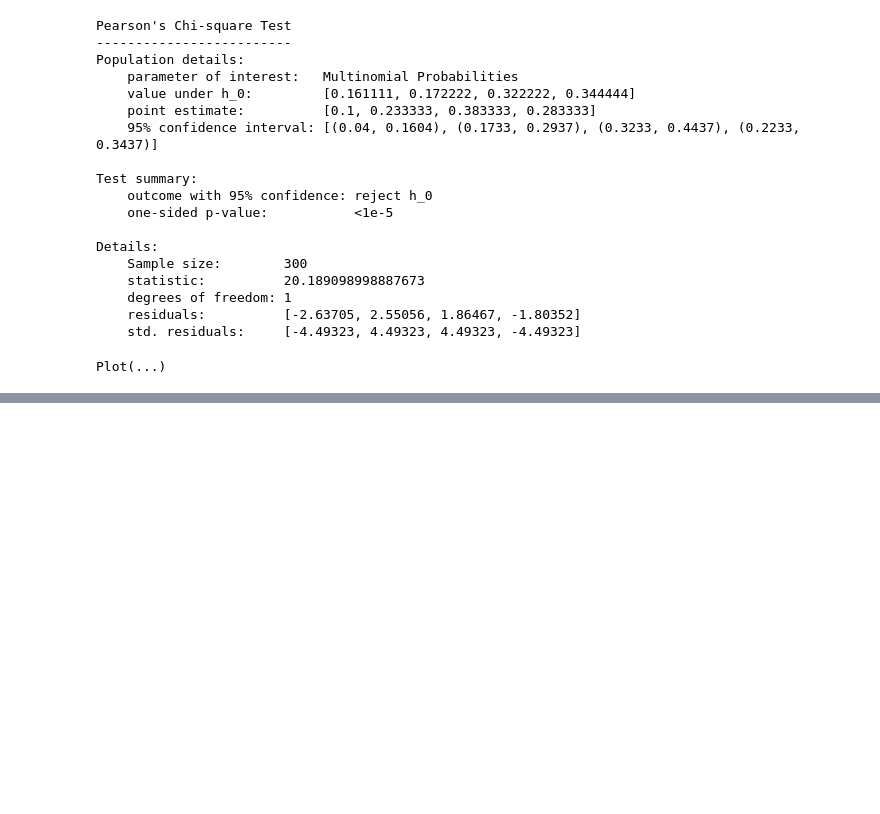
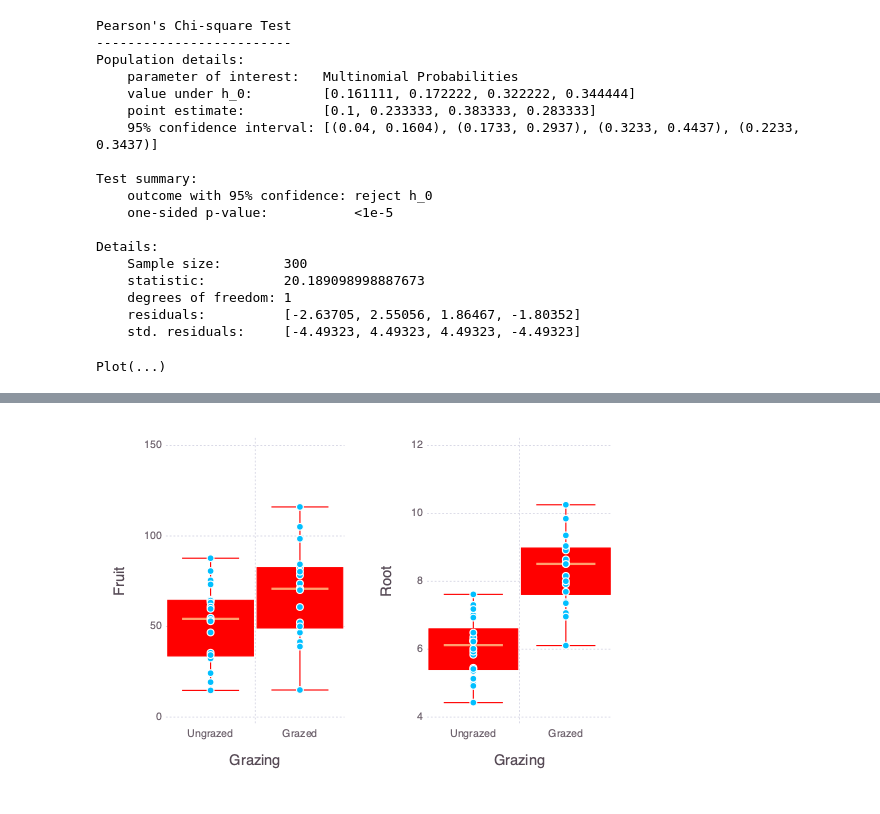
Before and after one commit to takanorifukuyama/julia-statistics, a Jupyter notebook: 統計解析.ipynb, the cells around one changed output, grey strips where cells are left out. Cells and saved outputs as stored; diff of their text form; code cells hidden in the pictures; blank space fills up the shorter version.

```diff
--- a/統計解析.ipynb
+++ b/統計解析.ipynb
@@ -135,0 +193,19 @@ Plot(...)
+# %%
+hstack(
+    plot(
+        dat,
+        layer(x = "Grazing", y = "Fruit", Geom.point),
+        layer(x = "Grazing", y = "Fruit", Geom.boxplot,
+            Theme(default_color=colorant"red")
+            )
+        ),
+    plot(
+        dat,
+        layer(x = "Grazing", y = "Root", Geom.point),
+        layer(x = "Grazing", y = "Root", Geom.boxplot,
+            Theme(default_color=colorant"red")
+            )
+        )
+)
+# %% [output]
+[figure, added]
```
Also changed, not shown: parts of 15 cells of this notebook, 1 other file.
